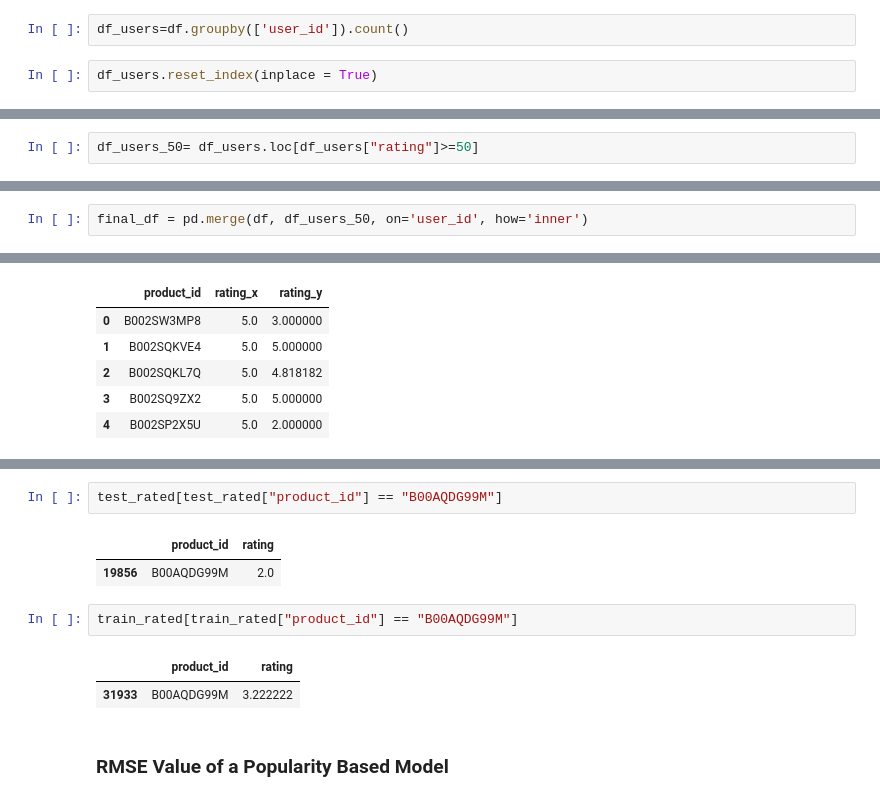
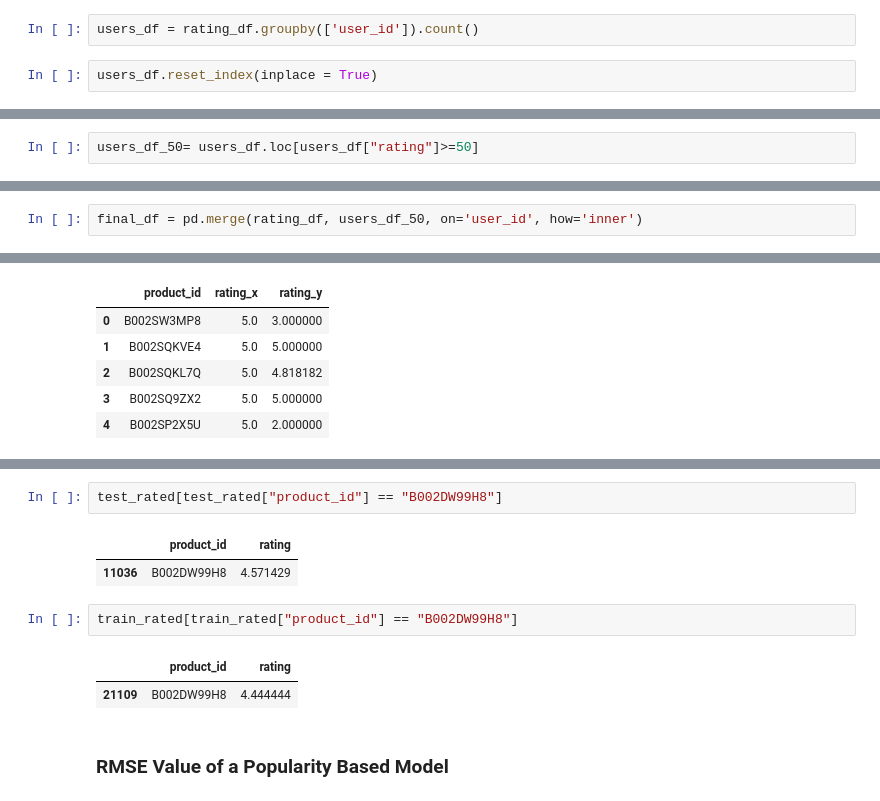
Before and after one commit to GreatLearningAIML1/bangalore-november-2018-batch-rvarun95, a Jupyter notebook: Recommendation_Systems_R5_Project1.ipynb, the cells around one changed output, grey strips where cells are left out. Cells and saved outputs as stored; diff of their text form.

```diff
--- a/Recommendation_Systems_R5_Project1.ipynb
+++ b/Recommendation_Systems_R5_Project1.ipynb
@@ -82,9 +83,9 @@ df["rating"].unique()
 # %% [output]
 array([5., 1., 3., 2., 4.])
 # %%
-df_users=df.groupby(['user_id']).count()
+users_df = rating_df.groupby(['user_id']).count()
 # %%
-df_users.reset_index(inplace = True)
+users_df.reset_index(inplace = True)
 # %% [markdown]
 ## 2.Take a subset of the dataset to make it less sparse/ denser. ( For example, keep the users only who has given 50 or more number of ratings )
 # %%
@@ -92,5 +93,5 @@ df_users.reset_index(inplace = True)
 # %% [output]
 4201696
 # %%
-df_users_50= df_users.loc[df_users["rating"]>=50]
+users_df_50= users_df.loc[users_df["rating"]>=50]
 # %%
@@ -103,7 +104,7 @@ df_users_50.head()
 | 9965 | A105TOJ6LTVMBG | 71 | 71 |
 | 13836 | A10AFVU66A79Y1 | 65 | 65 |
 # %%
-final_df = pd.merge(df, df_users_50, on='user_id', how='inner')
+final_df = pd.merge(rating_df, users_df_50, on='user_id', how='inner')
 # %%
 final_df.head()
 # %% [output]
@@ -204,14 +205,14 @@ final_df.product_id.sample()
 Name: product_id, dtype: object
 # %%
-test_rated[test_rated["product_id"] == "B00AQDG99M"]
+test_rated[test_rated["product_id"] == "B002DW99H8"]
 # %% [output]
 |  | product_id | rating |
-| 19856 | B00AQDG99M | 2.0 |
+| 11036 | B002DW99H8 | 4.571429 |
 # %%
-train_rated[train_rated["product_id"] == "B00AQDG99M"]
+train_rated[train_rated["product_id"] == "B002DW99H8"]
 # %% [output]
 |  | product_id | rating |
-| 31933 | B00AQDG99M | 3.222222 |
+| 21109 | B002DW99H8 | 4.444444 |
 # %% [markdown]
 ### RMSE Value of a Popularity Based Model
 # %%
```
Also changed, not shown: parts of 24 cells of this notebook.
